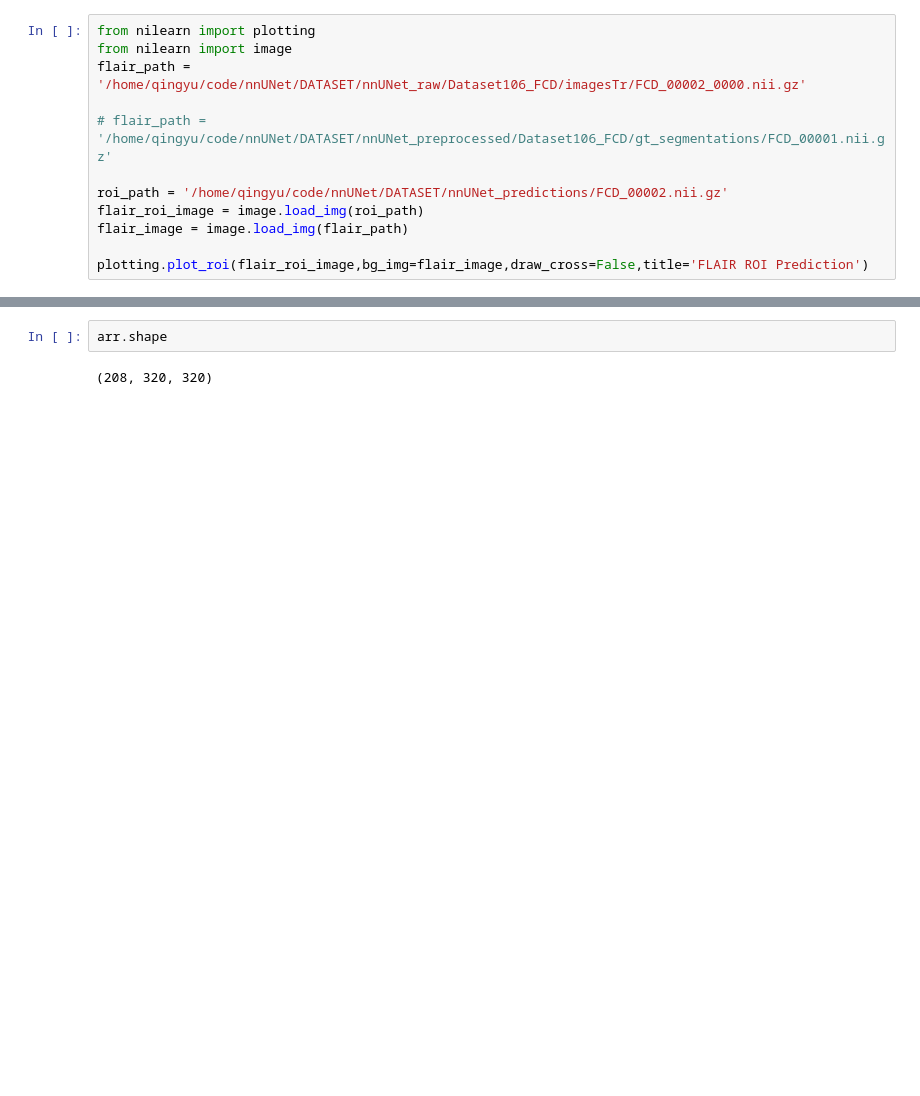
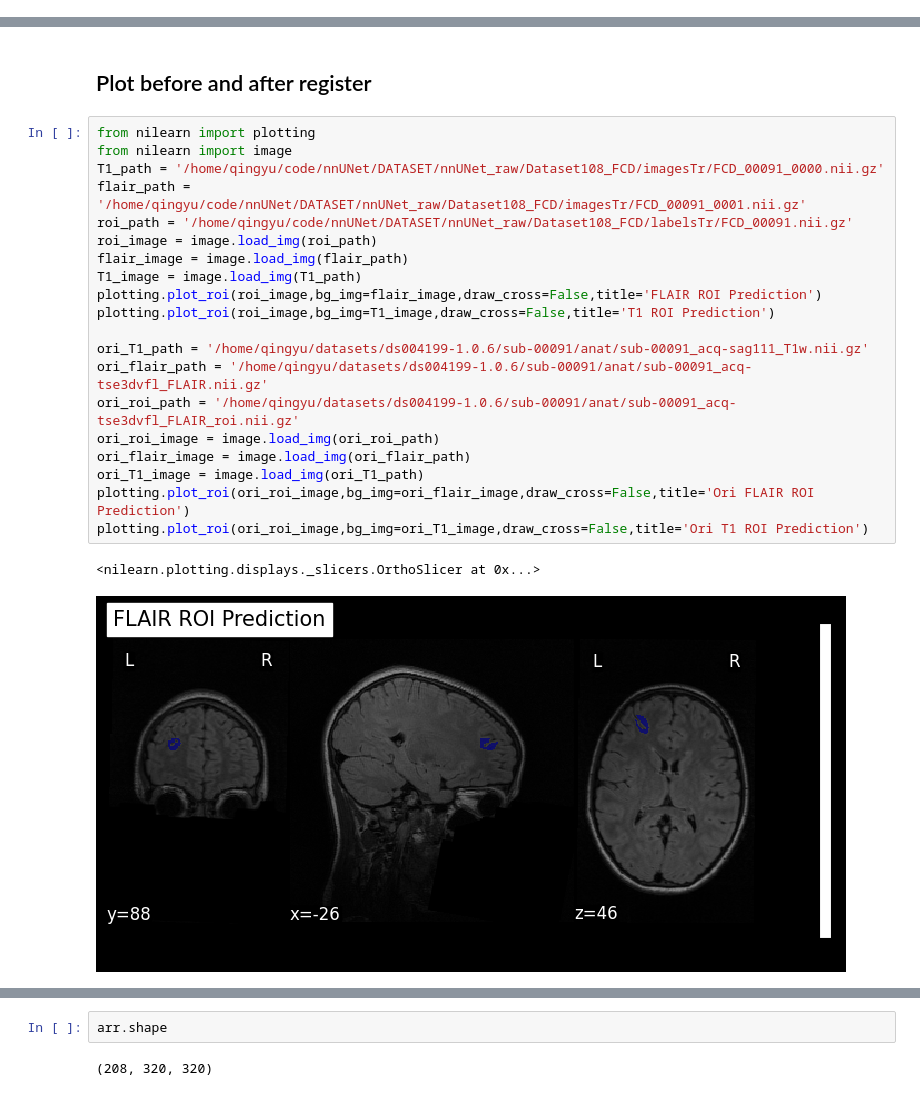
Before and after one commit to zhaoqyu/nnUNet, a Jupyter notebook: visualize.ipynb, the cells around one changed output, grey strips where cells are left out. Cells and saved outputs as stored; diff of their text form; blank space fills up the shorter version.

```diff
--- a/visualize.ipynb
+++ b/visualize.ipynb
@@ -1,12 +0,0 @@
-# %%
-from nilearn import plotting
-from nilearn import image
-flair_path = '/home/qingyu/code/nnUNet/DATASET/nnUNet_raw/Dataset106_FCD/imagesTr/FCD_00002_0000.nii.gz'
-
-# flair_path = '/home/qingyu/code/nnUNet/DATASET/nnUNet_preprocessed/Dataset106_FCD/gt_segmentations/FCD_00001.nii.gz'
-
-roi_path = '/home/qingyu/code/nnUNet/DATASET/nnUNet_predictions/FCD_00002.nii.gz'
-flair_roi_image = image.load_img(roi_path)
-flair_image = image.load_img(flair_path)
-
-plotting.plot_roi(flair_roi_image,bg_img=flair_image,draw_cross=False,title='FLAIR ROI Prediction')
@@ -15,0 +19,25 @@ plotting.plot_roi(flair_roi_image,bg_img=flair_image,draw_cross=False,title='FLA
+# %% [markdown]
+## Plot before and after register
+# %%
+from nilearn import plotting
+from nilearn import image
+T1_path = '/home/qingyu/code/nnUNet/DATASET/nnUNet_raw/Dataset108_FCD/imagesTr/FCD_00091_0000.nii.gz'
+flair_path = '/home/qingyu/code/nnUNet/DATASET/nnUNet_raw/Dataset108_FCD/imagesTr/FCD_00091_0001.nii.gz'
+roi_path = '/home/qingyu/code/nnUNet/DATASET/nnUNet_raw/Dataset108_FCD/labelsTr/FCD_00091.nii.gz'
+roi_image = image.load_img(roi_path)
+flair_image = image.load_img(flair_path)
+T1_image = image.load_img(T1_path)
+plotting.plot_roi(roi_image,bg_img=flair_image,draw_cross=False,title='FLAIR ROI Prediction')
+plotting.plot_roi(roi_image,bg_img=T1_image,draw_cross=False,title='T1 ROI Prediction')
+
+ori_T1_path = '/home/qingyu/datasets/ds004199-1.0.6/sub-00091/anat/sub-00091_acq-sag111_T1w.nii.gz'
+ori_flair_path = '/home/qingyu/datasets/ds004199-1.0.6/sub-00091/anat/sub-00091_acq-tse3dvfl_FLAIR.nii.gz'
+ori_roi_path = '/home/qingyu/datasets/ds004199-1.0.6/sub-00091/anat/sub-00091_acq-tse3dvfl_FLAIR_roi.nii.gz'
+ori_roi_image = image.load_img(ori_roi_path)
+ori_flair_image = image.load_img(ori_flair_path)
+ori_T1_image = image.load_img(ori_T1_path)
+plotting.plot_roi(ori_roi_image,bg_img=ori_flair_image,draw_cross=False,title='Ori FLAIR ROI Prediction')
+plotting.plot_roi(ori_roi_image,bg_img=ori_T1_image,draw_cross=False,title='Ori T1 ROI Prediction')
+# %% [output]
+<nilearn.plotting.displays._slicers.OrthoSlicer at 0x...>
+[figure, added]
```
Also changed, not shown: parts of 54 cells of this notebook.
